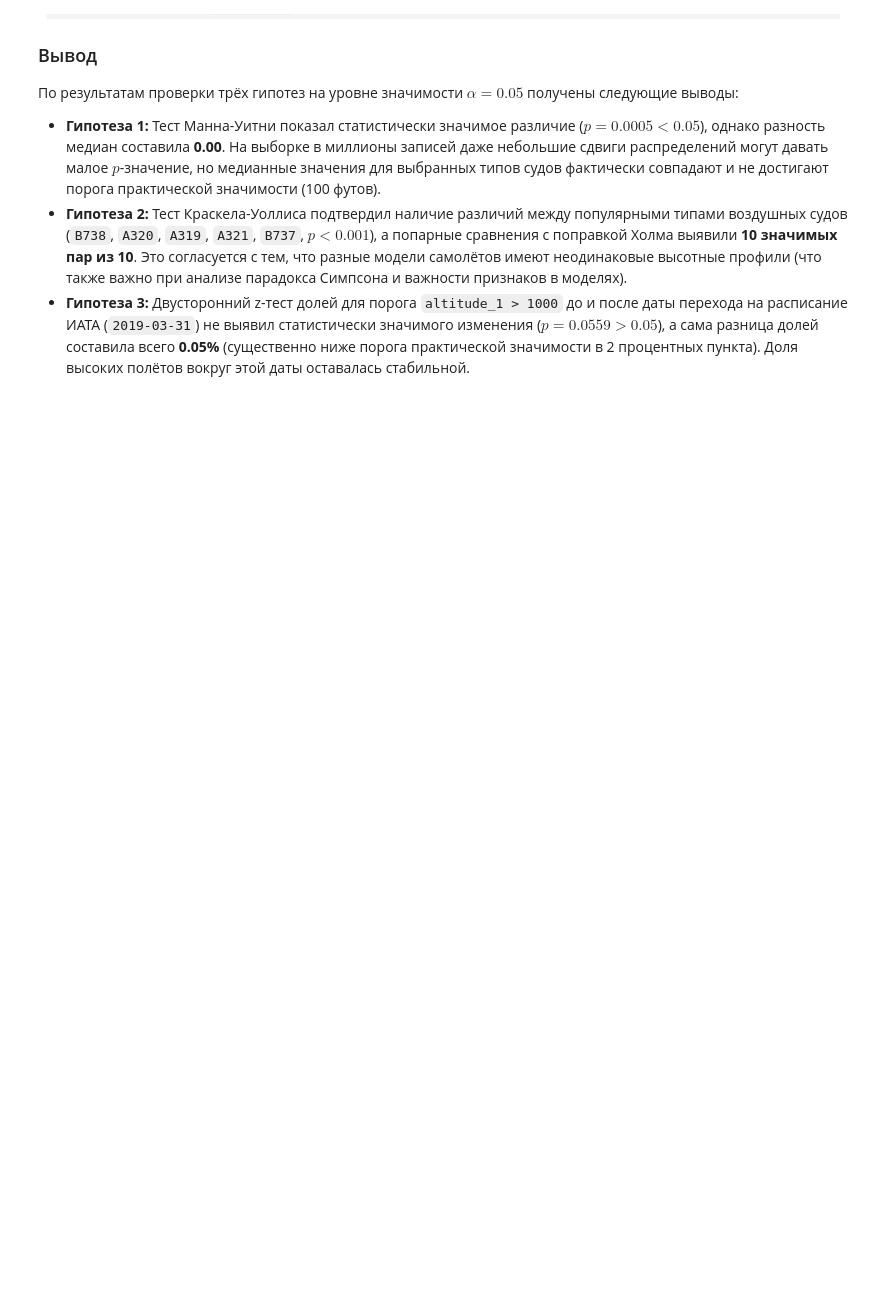
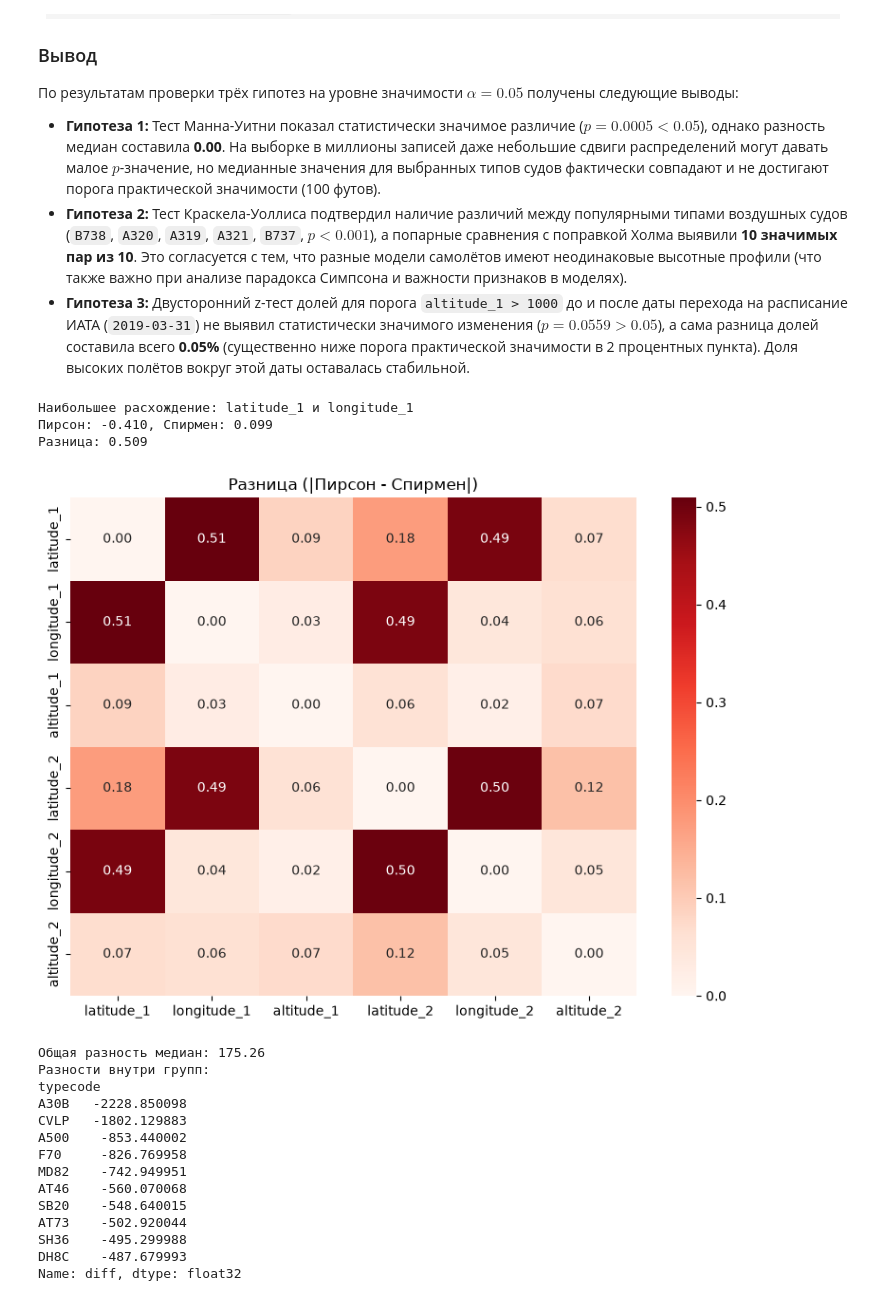
Before and after one commit to smitila9-maker/data-analysis-lab1, a Jupyter notebook: notebooks/07_stats.ipynb, the cells around one changed output. Drawn from its saved outputs; the diff is of its cells as text; code cells hidden in the pictures; blank space fills up the shorter version.

Commit message:
feat: complete correlation analysis and Simpson's paradox check

```diff
--- a/notebooks/07_stats.ipynb
+++ b/notebooks/07_stats.ipynb
@@ -154,3 +154,33 @@ print(f"Гипотеза 3 (z-тест): p-value = {p3:.4f}, разница до
 * **Гипотеза 1:** Тест Манна-Уитни показал статистически значимое различие ($p = 0.0005 < 0.05$), однако разность медиан составила **0.00**. На выборке в миллионы записей даже небольшие сдвиги распределений могут давать малое $p$-значение, но медианные значения для выбранных типов судов фактически совпадают и не достигают порога практической значимости (100 футов).
 * **Гипотеза 2:** Тест Краскела-Уоллиса подтвердил наличие различий между популярными типами воздушных судов (`B738`, `A320`, `A319`, `A321`, `B737`, $p < 0.001$), а попарные сравнения с поправкой Холма выявили **10 значимых пар из 10**. Это согласуется с тем, что разные модели самолётов имеют неодинаковые высотные профили (что также важно при анализе парадокса Симпсона и важности признаков в моделях).
 * **Гипотеза 3:** Двусторонний z-тест долей для порога `altitude_1 > 1000` до и после даты перехода на расписание ИАТА (`2019-03-31`) не выявил статистически значимого изменения ($p = 0.0559 > 0.05$), а сама разница долей составила всего **0.05%** (существенно ниже порога практической значимости в 2 процентных пункта). Доля высоких полётов вокруг этой даты оставалась стабильной.
+# %%
+from src.stats import plot_correlation_difference, plot_simpson
+
+# 1. Корреляции
+numeric_cols = ['latitude_1', 'longitude_1', 'altitude_1', 'latitude_2', 'longitude_2', 'altitude_2']
+pearson, spearman, diff, max_pair = plot_correlation_difference(df, numeric_cols)
+
+# 2. Парадокс Симпсона
+# Возьмем флаг "высота > 1000" и группу "typecode" (модель самолета)
+df['is_high'] = df['altitude_1'] > 1000
+overall_diff, inside_diff = plot_simpson(df, 'is_high', 'altitude_2', 'typecode')
+# %% [output]
+Наибольшее расхождение: latitude_1 и longitude_1
+Пирсон: -0.410, Спирмен: 0.099
+Разница: 0.509
+[figure, added]
+Общая разность медиан: 175.26
+Разности внутри групп:
+typecode
+A30B   -2228.850098
+CVLP   -1802.129883
+A500    -853.440002
+F70     -826.769958
+MD82    -742.949951
+AT46    -560.070068
+SB20    -548.640015
+AT73    -502.920044
+SH36    -495.299988
+DH8C    -487.679993
+Name: diff, dtype: float32
```
Also changed, not shown: parts of 2 cells of this notebook.
